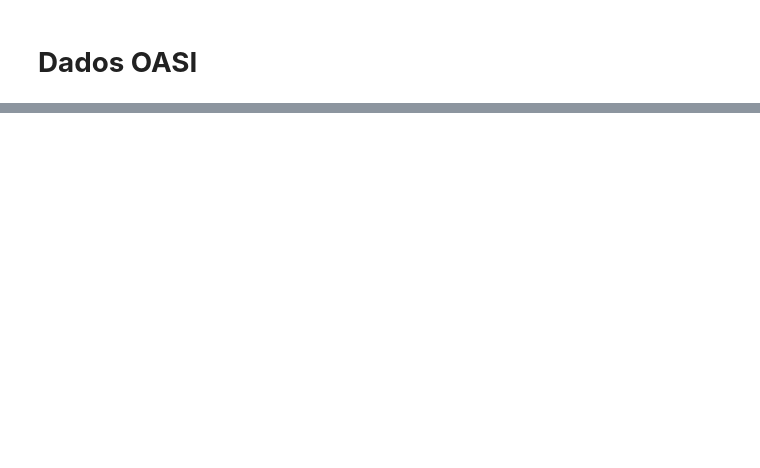
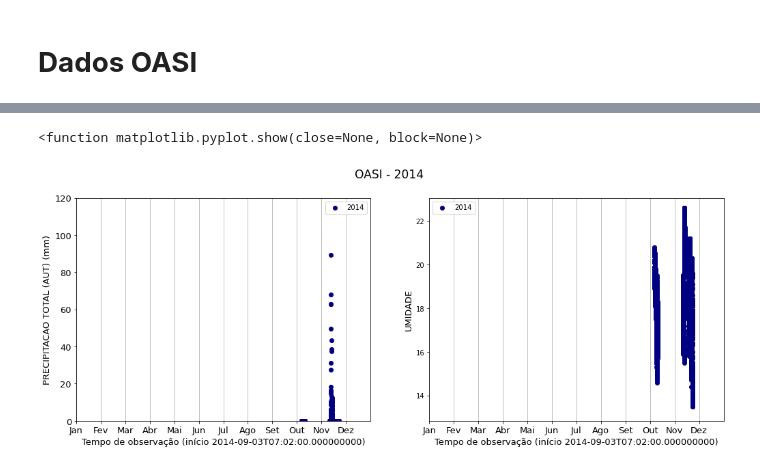
Before and after one commit to taticorrea/OASI, a Jupyter notebook: dados_meteorologicos_OASI.ipynb, the cells around one changed output, grey strips where cells are left out. Drawn from its saved outputs; the diff is of its cells as text; code cells hidden in the pictures; blank space fills up the shorter version.

```diff
--- a/dados_meteorologicos_OASI.ipynb
+++ b/dados_meteorologicos_OASI.ipynb
@@ -905,0 +494,35 @@ plt.savefig('precipitacao_2014-2018_OASI-mediadiaria.png')
+# %%
+#tempos para plotar apenas o ano de 2014
+dt_2014 = [dt_2014[i]*365/30 for i in range(len(dt_2014))]
+# %%
+plt.subplot(121)
+plt.scatter(dt_2014,df_OASI_2014['Rain'], label = '2014', color = 'navy')
+plt.xlabel('Tempo de observação ' + '(início ' + str(df_OASI_2014['Datetime'][0]) + ')', size = 13)
+plt.ylabel('PRECIPITACAO TOTAL (AUT) (mm)',size=13)
+plt.ylim(bottom = 0, top = 120)
+plt.xlim(-1,11)
+plt.xticks(np.arange(-1,11),('Jan','Fev','Mar','Abr','Mai','Jun','Jul','Ago','Set','Out','Nov','Dez'), rotation = 0, size = 13)
+plt.yticks(size = 13)
+plt.grid(axis = 'x')
+plt.legend()
+plt.savefig('precipitacao_OASI-2014.png')
+
+plt.subplot(122)
+plt.scatter(dt_2014,df_OASI_2014['Hum'], label = '2014', color = 'navy')
+plt.xlabel('Tempo de observação ' + '(início ' + str(df_OASI_2014['Datetime'][0]) + ')',size = 13)
+plt.ylabel('UMIDADE',size=13)
+#plt.ylim(bottom = 0, top = 120)
+plt.xlim(-1,11)
+plt.xticks(np.arange(-1,11),('Jan','Fev','Mar','Abr','Mai','Jun','Jul','Ago','Set','Out','Nov','Dez'), rotation = 0, size = 13)
+plt.grid(axis = 'x')
+plt.legend()
+
+plt.suptitle('OASI - 2014', size = 17)
+plt.savefig('umidade_OASI-2014.png')
+
+
+plt.savefig('OASI-2014.png')
+plt.show
+# %% [output]
+<function matplotlib.pyplot.show(close=None, block=None)>
+[figure, added]
```
Also changed, not shown: parts of 175 cells of this notebook.
